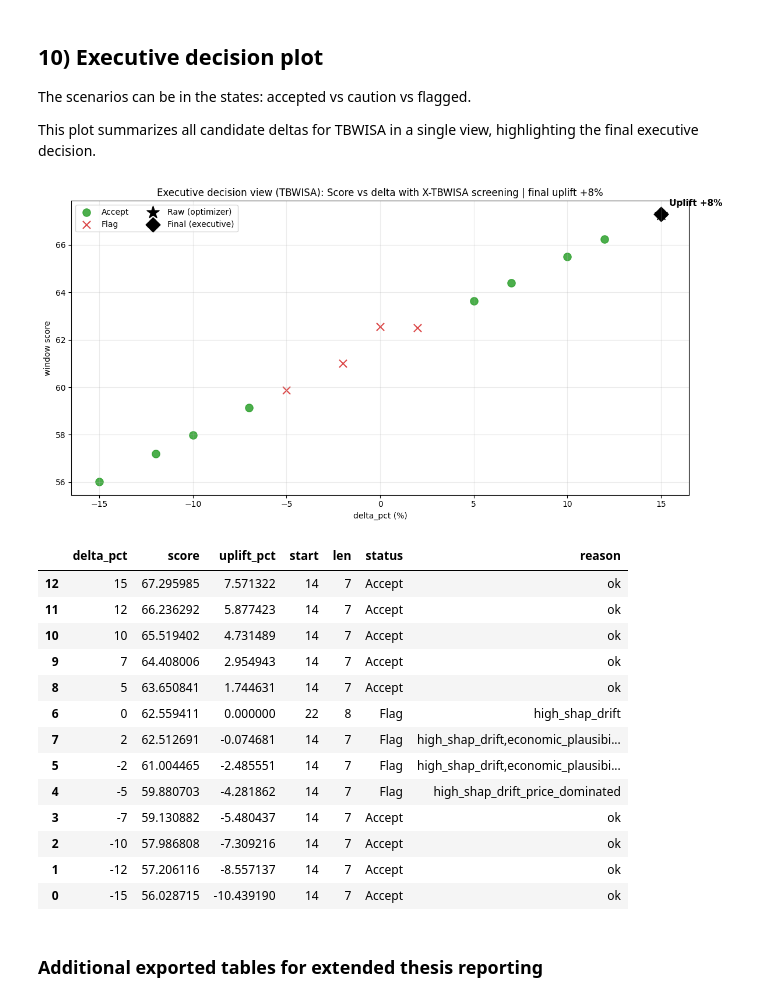
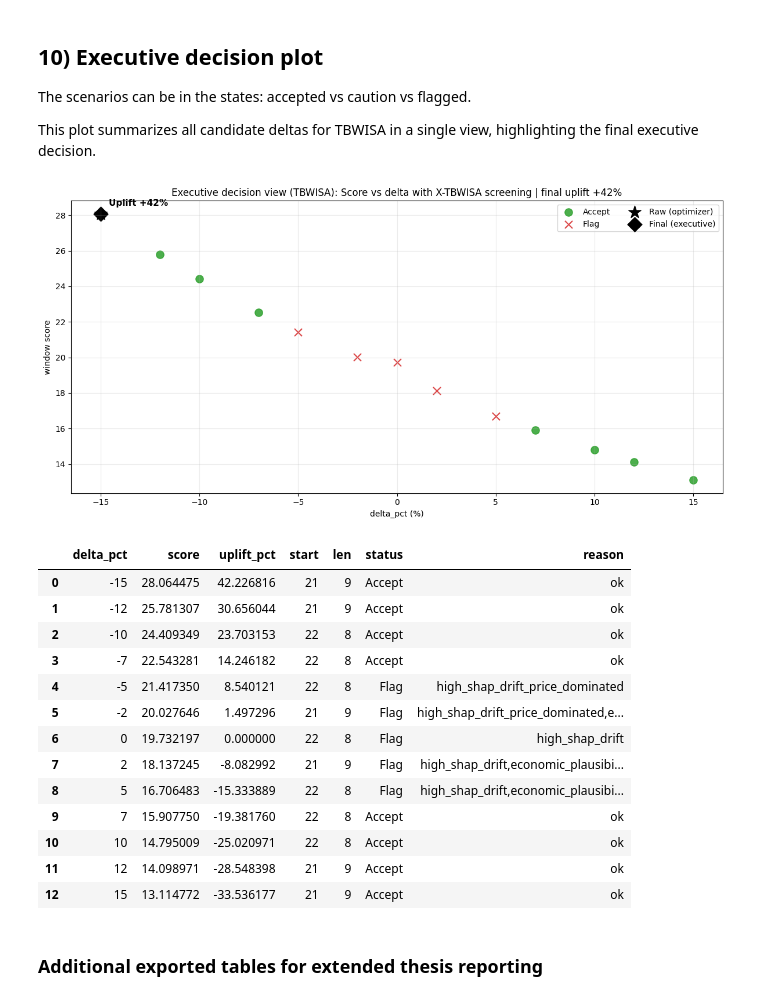
Before and after one commit to alexgrigoras/dif-pi, a Jupyter notebook: dif-pi.ipynb, the cells around one changed output. Drawn from its saved outputs; the diff is of its cells as text; code cells hidden in the pictures.

Commit message:
Corrected final decision plot and export

```diff
--- a/dif-pi.ipynb
+++ b/dif-pi.ipynb
@@ -114,7 +114,7 @@ TEST_SKU_FRAC = 0.20
 SPLIT_SEED = 42
 
 # Case-study selection
-CASE_REGIME_SELECTION = 'regular'   # {'regular', 'intermittent', 'price_sensitive'}
+CASE_REGIME_SELECTION = 'price_sensitive'   # {'regular', 'intermittent', 'price_sensitive'}
 CASE_SKU_OVERRIDE = None         # set to a specific SKU id to force the executive case; otherwise set to None
 
 EXPORT_SKU_SPLIT_LISTS = True
@@ -2658,16 +2662,25 @@ if w_tb is not None and s_df is not None:
     exec_df = w_tb.merge(s_df, on='delta_pct', how='left')
     exec_df['status'] = exec_df['status'].fillna('Unscreened')
 
-    # Determine final vs raw decision
+    # Determine TBWISA/X-TBWISA final decision for the thesis figure
     raw_delta = None
     final_delta = None
     score_gap = float(globals().get('ECON_FALLBACK_SCORE_GAP', 0.07))
+
     try:
-        raw_delta = int(actionable_outcome.get('recommended_delta_pct_raw'))
-        final_delta = int(actionable_outcome.get('recommended_delta_pct'))
+        tbwisa_best = decision_table_screened[
+            decision_table_screened["model"].astype(str).str.lower() == "tbwisa"
+        ].iloc[0].to_dict()
+
+        raw_delta = int(tbwisa_best["recommended_delta_pct"])
+        final_delta = raw_delta
     except Exception:
         try:
-            raw_delta = int(best.get('recommended_delta_pct'))
+            tbwisa_best = decision_table[
+                decision_table["model"].astype(str).str.lower() == "tbwisa"
+            ].iloc[0].to_dict()
+
+            raw_delta = int(tbwisa_best["recommended_delta_pct"])
             final_delta = raw_delta
         except Exception:
             pass
@@ -2721,48 +2734,48 @@ if w_tb is not None and s_df is not None:
     try:
         if raw_delta is not None and final_delta is not None and raw_delta != final_delta:
             best_score = float(exec_df[exec_df['delta_pct']==raw_delta]['score'].iloc[0])
             plt.axhline(best_score*(1.0-score_gap), linestyle='--', linewidth=1.4, c='black', alpha=0.6,
                         label=f'Fallback threshold (1-{score_gap:.0%})')
     except Exception:
         pass
 
     title = 'Executive decision view (TBWISA): Score vs delta with X-TBWISA screening'
     try:
         if u_fin is not None:
             title += f' | final uplift {u_fin:+.0f}%'
     except Exception:
         pass
     plt.title(title)
     plt.xlabel('delta_pct (%)')
     plt.ylabel('window score')
     plt.grid(True, alpha=0.25)
     plt.legend(ncol=2)
     plt.tight_layout()
     plt.savefig(OUT_DIR / f'executive_decision_view_case_sku_{CASE_SKU}.png', dpi=160, bbox_inches='tight')
     plt.show()
 
     cols = ['delta_pct','score','start','len','status','reason']
     if 'uplift_pct' in exec_df.columns:
         cols = ['delta_pct','score','uplift_pct','start','len','status','reason']
     display(exec_df[cols].sort_values('score', ascending=False))
 else:
     print('Missing windows or screening_df; run scenario evaluation and X-TBWISA screening first.')
 # %% [output]
-[figure, old version]
+[figure, new version]
 |  | delta_pct | score | uplift_pct | start | len | status | reason |
-| 12 | 15 | 67.295985 | 7.571322 | 14 | 7 | Accept | ok |
-| 11 | 12 | 66.236292 | 5.877423 | 14 | 7 | Accept | ok |
-| 10 | 10 | 65.519402 | 4.731489 | 14 | 7 | Accept | ok |
-| 9 | 7 | 64.408006 | 2.954943 | 14 | 7 | Accept | ok |
-| 8 | 5 | 63.650841 | 1.744631 | 14 | 7 | Accept | ok |
-| 6 | 0 | 62.559411 | 0.000000 | 22 | 8 | Flag | high_shap_drift |
-| 7 | 2 | 62.512691 | -0.074681 | 14 | 7 | Flag | high_shap_drift,economic_plausibi... |
-| 5 | -2 | 61.004465 | -2.485551 | 14 | 7 | Flag | high_shap_drift,economic_plausibi... |
-| 4 | -5 | 59.880703 | -4.281862 | 14 | 7 | Flag | high_shap_drift_price_dominated |
-| 3 | -7 | 59.130882 | -5.480437 | 14 | 7 | Accept | ok |
-| 2 | -10 | 57.986808 | -7.309216 | 14 | 7 | Accept | ok |
-| 1 | -12 | 57.206116 | -8.557137 | 14 | 7 | Accept | ok |
-| 0 | -15 | 56.028715 | -10.439190 | 14 | 7 | Accept | ok |
+| 0 | -15 | 28.064475 | 42.226816 | 21 | 9 | Accept | ok |
+| 1 | -12 | 25.781307 | 30.656044 | 21 | 9 | Accept | ok |
+| 2 | -10 | 24.409349 | 23.703153 | 22 | 8 | Accept | ok |
+| 3 | -7 | 22.543281 | 14.246182 | 22 | 8 | Accept | ok |
+| 4 | -5 | 21.417350 | 8.540121 | 22 | 8 | Flag | high_shap_drift_price_dominated |
+| 5 | -2 | 20.027646 | 1.497296 | 21 | 9 | Flag | high_shap_drift_price_dominated,e... |
+| 6 | 0 | 19.732197 | 0.000000 | 22 | 8 | Flag | high_shap_drift |
+| 7 | 2 | 18.137245 | -8.082992 | 21 | 9 | Flag | high_shap_drift,economic_plausibi... |
+| 8 | 5 | 16.706483 | -15.333889 | 22 | 8 | Flag | high_shap_drift,economic_plausibi... |
+| 9 | 7 | 15.907750 | -19.381760 | 22 | 8 | Accept | ok |
+| 10 | 10 | 14.795009 | -25.020971 | 22 | 8 | Accept | ok |
+| 11 | 12 | 14.098971 | -28.548398 | 21 | 9 | Accept | ok |
+| 12 | 15 | 13.114772 | -33.536177 | 21 | 9 | Accept | ok |
 # %% [markdown]
 ### Additional exported tables for extended thesis reporting
 # %%
```
Also changed, not shown: parts of 14 cells of this notebook.
